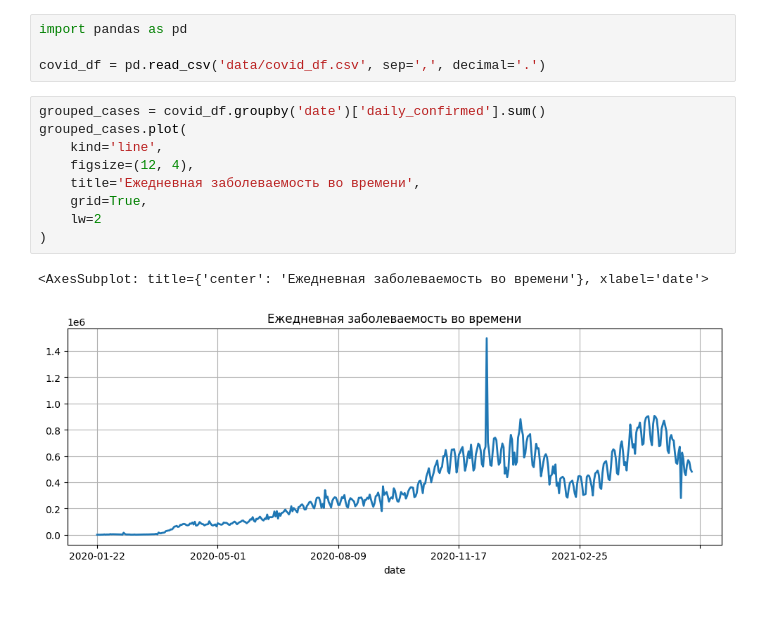
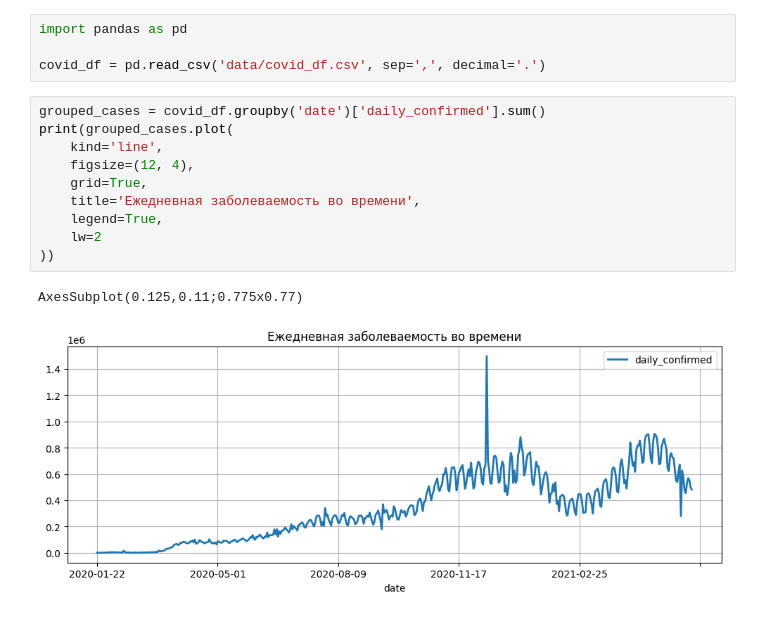
Before and after one commit to SudarickovIlya/DataCleaningProject, a Jupyter notebook: Visualization/Pandas plots.ipynb, the cells around one changed output. Saved outputs shown, nothing was run; the diff lists cells and outputs as text.

Commit message:
Pandas plots

```diff
--- a/Visualization/Pandas plots.ipynb
+++ b/Visualization/Pandas plots.ipynb
@@ -4,13 +4,14 @@ import pandas as pd
 covid_df = pd.read_csv('data/covid_df.csv', sep=',', decimal='.')
 # %%
 grouped_cases = covid_df.groupby('date')['daily_confirmed'].sum()
-grouped_cases.plot(
+print(grouped_cases.plot(
     kind='line',
     figsize=(12, 4),
+    grid=True,
     title='Ежедневная заболеваемость во времени',
-    grid=True,
+    legend=True,
     lw=2
-)
+))
 # %% [output]
-<AxesSubplot: title={'center': 'Ежедневная заболеваемость во времени'}, xlabel='date'>
+AxesSubplot(0.125,0.11;0.775x0.77)
-[figure, old version]
+[figure, new version]
```
Also changed, not shown: parts of 3 cells of this notebook.
